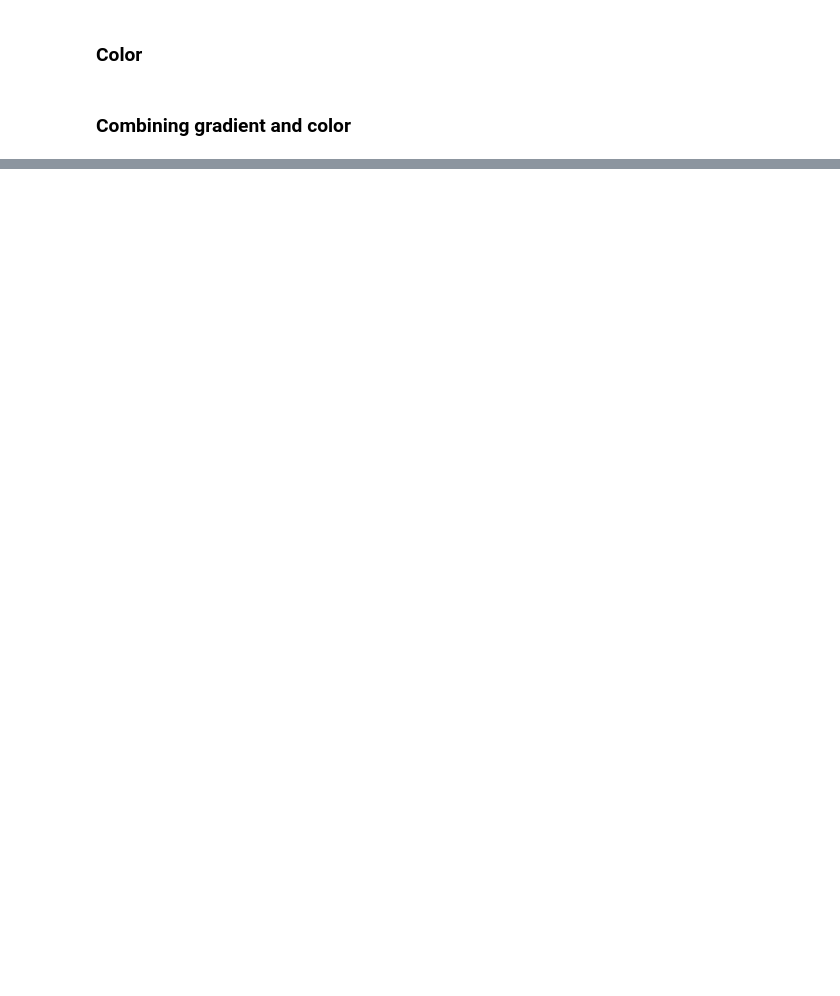
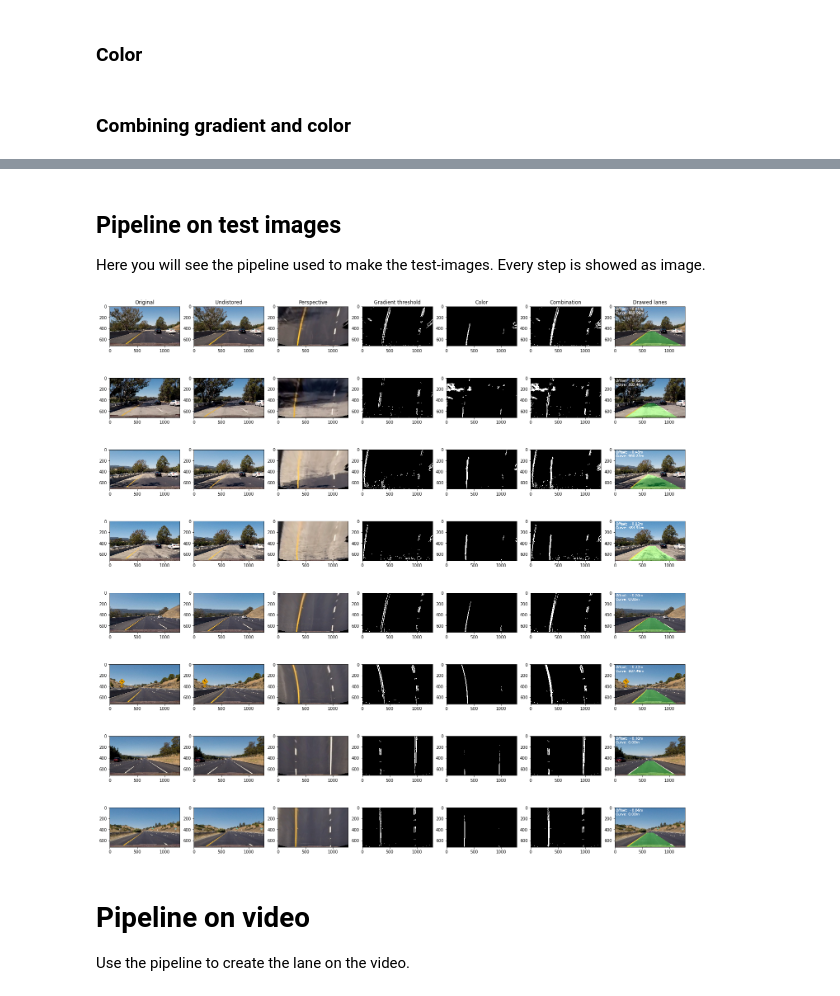
Before and after one commit to johnciocoiu/udacity-nd-self-driving-car-project-4, a Jupyter notebook: advanced-lane-lines.ipynb, the cells around one changed output, grey strips where cells are left out. Drawn from its saved outputs; the diff is of its cells as text; code cells hidden in the pictures; blank space fills up the shorter version.

```diff
--- a/advanced-lane-lines.ipynb
+++ b/advanced-lane-lines.ipynb
@@ -393,7 +207,0 @@ def calculate_curvature(ploty, left_fit, right_fit):
-# %%
-
-test_image = mpimg.imread('test_images/straight_lines1.jpg')
-
-x1, x2, x3, x4, x5, ploty, left_fitx, right_fitx, drawed_field, offset, result = process_image(test_image)
-
-plt.imshow(result)
@@ -534,0 +345,13 @@ Wall time: 4min 16s
+# %%
+US_lane_width = 3.7 # Meters
+
+def calculate_offset_in_m(warp, left_line, right_line):
+    left_pixels = sum(warp[warp.shape[0]-1,0:int(warp.shape[1]/2)-1,1] > 1)
+    right_pixels = sum(warp[warp.shape[0]-1,int(warp.shape[1]/2)-1:,1] > 1)
+
+    total_pixels = left_pixels + right_pixels
+
+    meter_per_pixel = US_lane_width / total_pixels
+
+    left_line.line_base_pos = left_pixels * meter_per_pixel
+    right_line.line_base_pos = right_pixels * meter_per_pixel
@@ -534,0 +498,42 @@ Wall time: 4min 16s
+# %% [markdown]
+## Pipeline on test images
+
+Here you will see the pipeline used to make the test-images. Every step is showed as image.
+# %%
+test_images = glob.glob('test_images/*.jpg')
+
+f, axarr = plt.subplots(len(test_images), 7, figsize=(25,25))
+
+for i, test_fname in enumerate(test_images):
+    test_image = mpimg.imread(test_fname)
+
+    # Reinitialize lines every run because er is nothing to learn from previous one
+    left_line = Line()
+    right_line = Line()
+
+    undist, persp, sobel, hls, grad_color, drawed = process_image(test_image, left_line, right_line)
+
+    if i == 0:
+        axarr[i,0].set_title('Original')
+        axarr[i,1].set_title('Undistored')
+        axarr[i,2].set_title('Perspective')
+        axarr[i,3].set_title('Gradient threshold')
+        axarr[i,4].set_title('Color')
+        axarr[i,5].set_title('Combination')
+        axarr[i,6].set_title('Drawed lanes')
+
+    axarr[i,0].imshow(test_image)
+    axarr[i,1].imshow(undist)
+    axarr[i,2].imshow(persp)
+    axarr[i,3].imshow(sobel, cmap='gray')
+    axarr[i,4].imshow(hls, cmap='gray')
+    axarr[i,5].imshow(grad_color, cmap='gray')
+    axarr[i,6].imshow(drawed)
+
+    mpimg.imsave('output_images/'+test_fname.split('/')[1], drawed)
+# %% [output]
+[figure, added]
+# %% [markdown]
+# Pipeline on video
+
+Use the pipeline to create the lane on the video.
```
Also changed, not shown: parts of 50 cells of this notebook, 15 other files.
